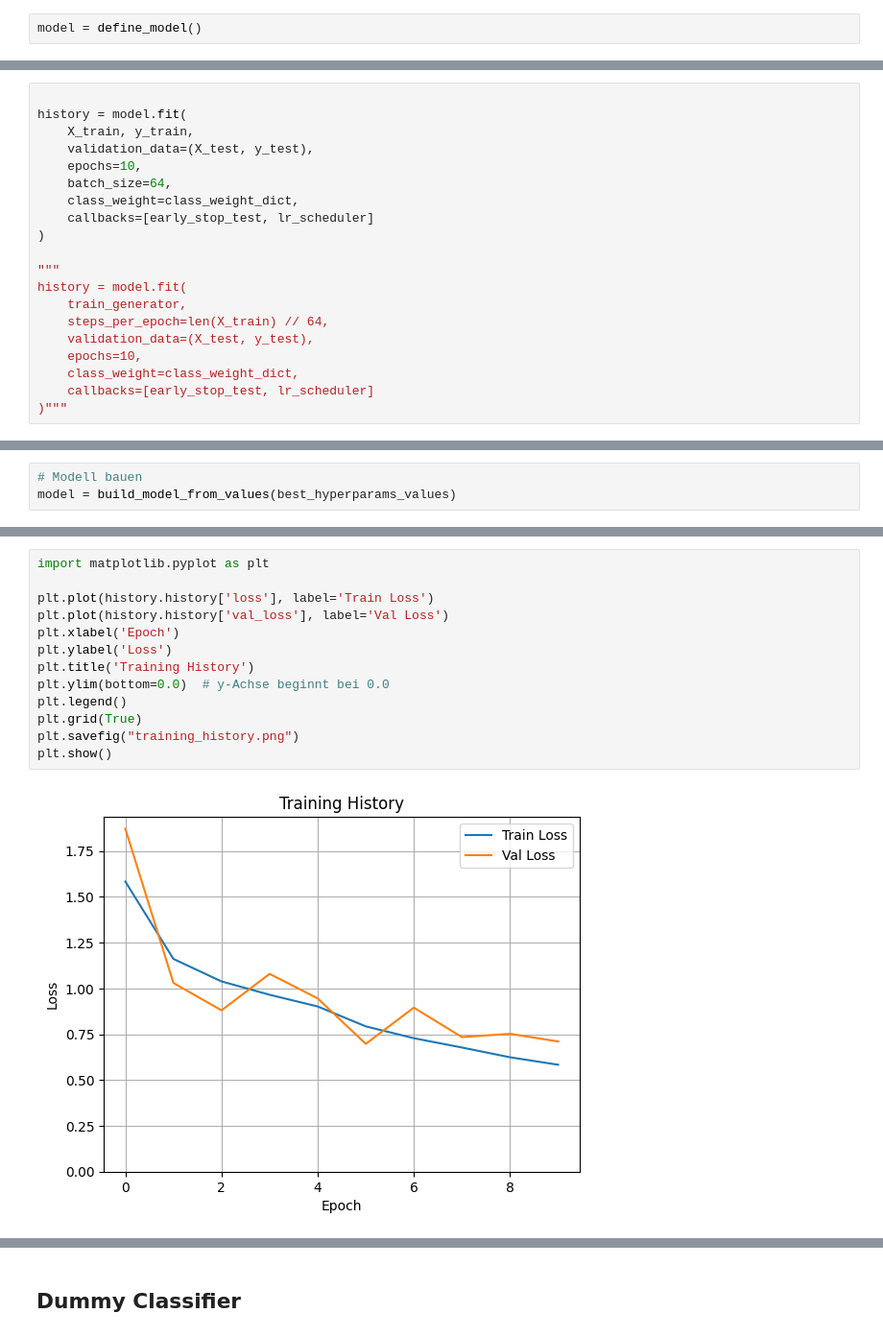
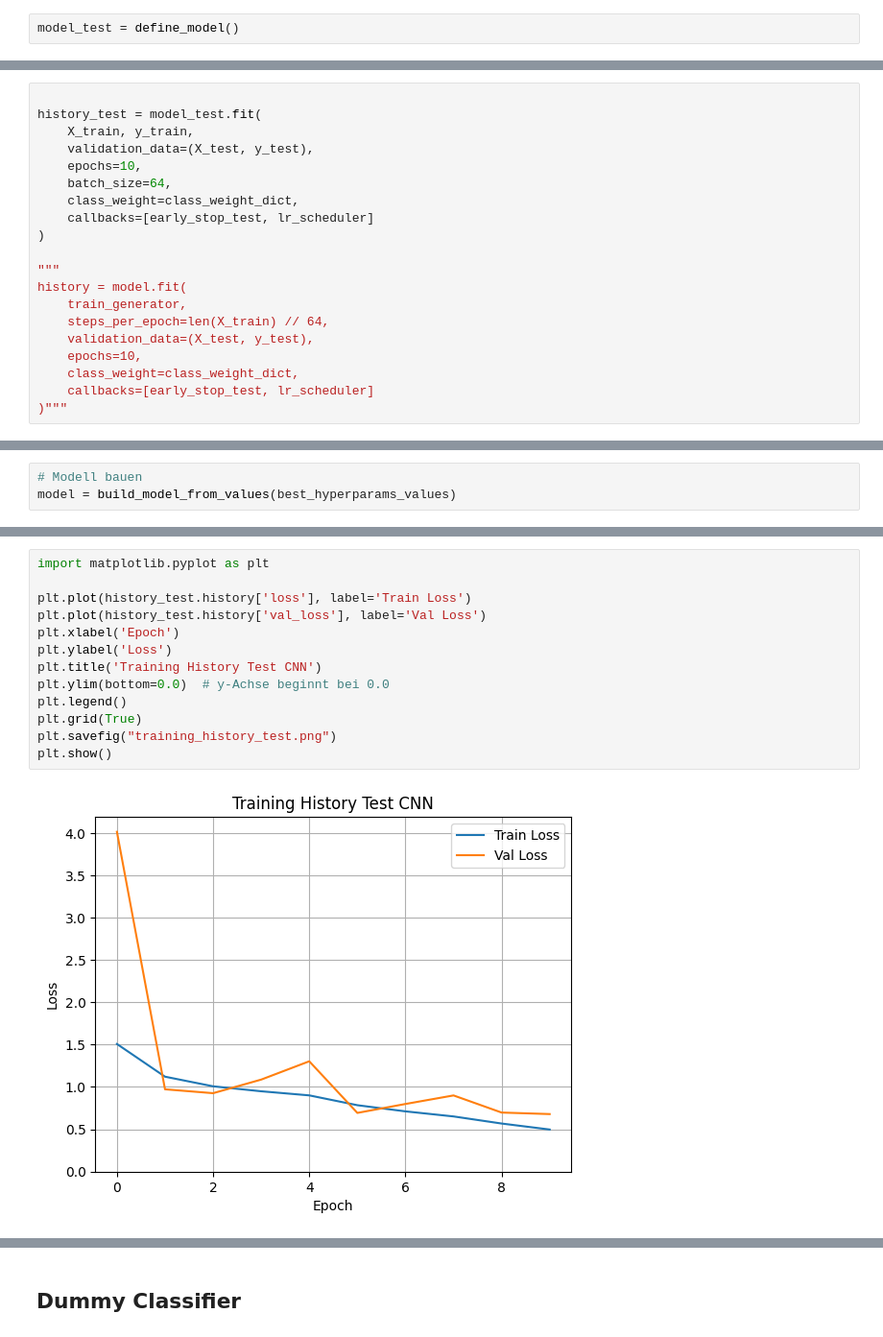
Before and after one commit to jasinwi22034/FaceClassification, a Jupyter notebook: faceclassification.ipynb, the cells around one changed output, grey strips where cells are left out. Shown at 96% size. Saved outputs shown, nothing was run; the diff lists cells and outputs as text.

```diff
--- a/faceclassification.ipynb
+++ b/faceclassification.ipynb
@@ -323,4 +325,4 @@ def define_model(activation='relu', loss='sparse_categorical_crossentropy', num_
 
     return model
 # %%
-model = define_model()
+model_test = define_model()
@@ -401,6 +382,6 @@ Model: "functional_2"
 # %%
 
-history = model.fit(
+history_test = model_test.fit(
     X_train, y_train,
     validation_data=(X_test, y_test),
     epochs=10,
@@ -603,18 +634,18 @@ history = model.fit(
 # %%
 import matplotlib.pyplot as plt
 
-plt.plot(history.history['loss'], label='Train Loss')
-plt.plot(history.history['val_loss'], label='Val Loss')
+plt.plot(history_test.history['loss'], label='Train Loss')
+plt.plot(history_test.history['val_loss'], label='Val Loss')
 plt.xlabel('Epoch')
 plt.ylabel('Loss')
-plt.title('Training History')
+plt.title('Training History Test CNN')
 plt.ylim(bottom=0.0)  # y-Achse beginnt bei 0.0
 plt.legend()
 plt.grid(True)
-plt.savefig("training_history.png")
+plt.savefig("training_history_test.png")
 plt.show()
 # %% [output]
-[figure, old version]
+[figure, new version]
 # %%
 import matplotlib.pyplot as plt
 
```
Also changed, not shown: parts of 14 cells of this notebook.
